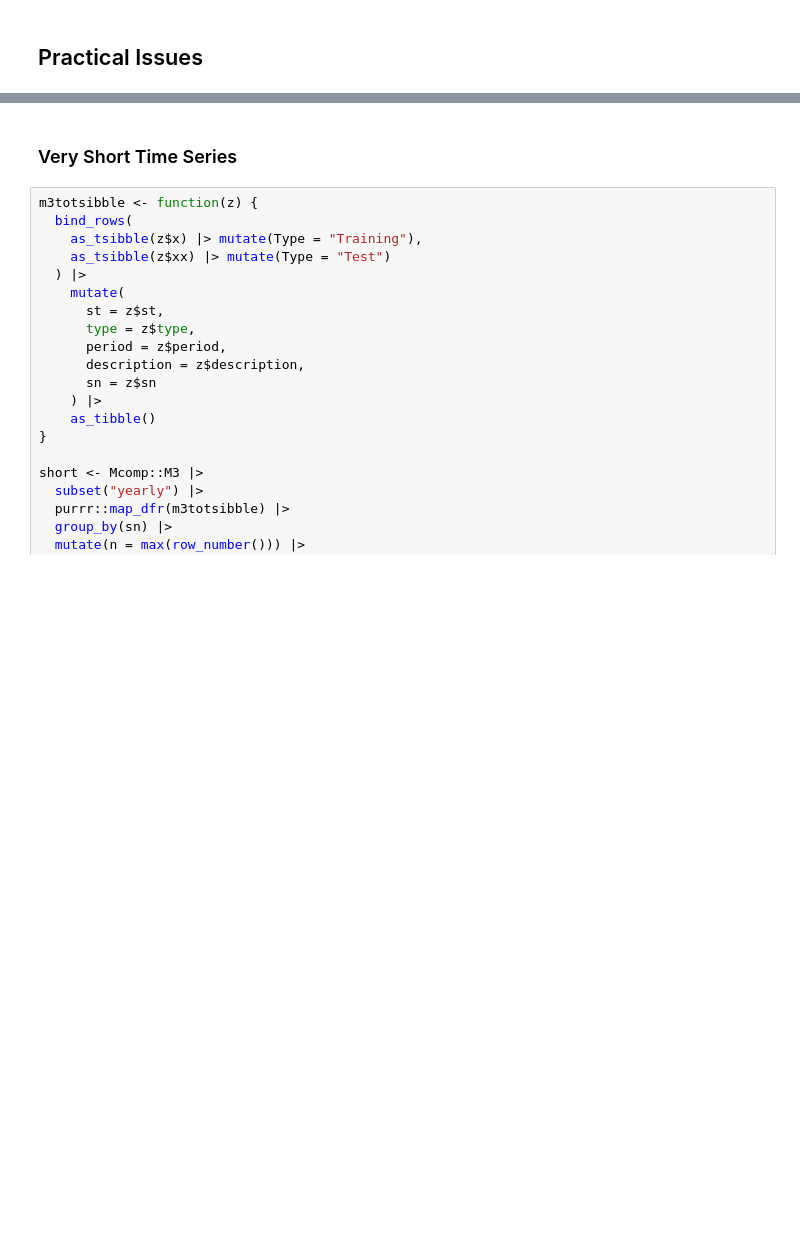
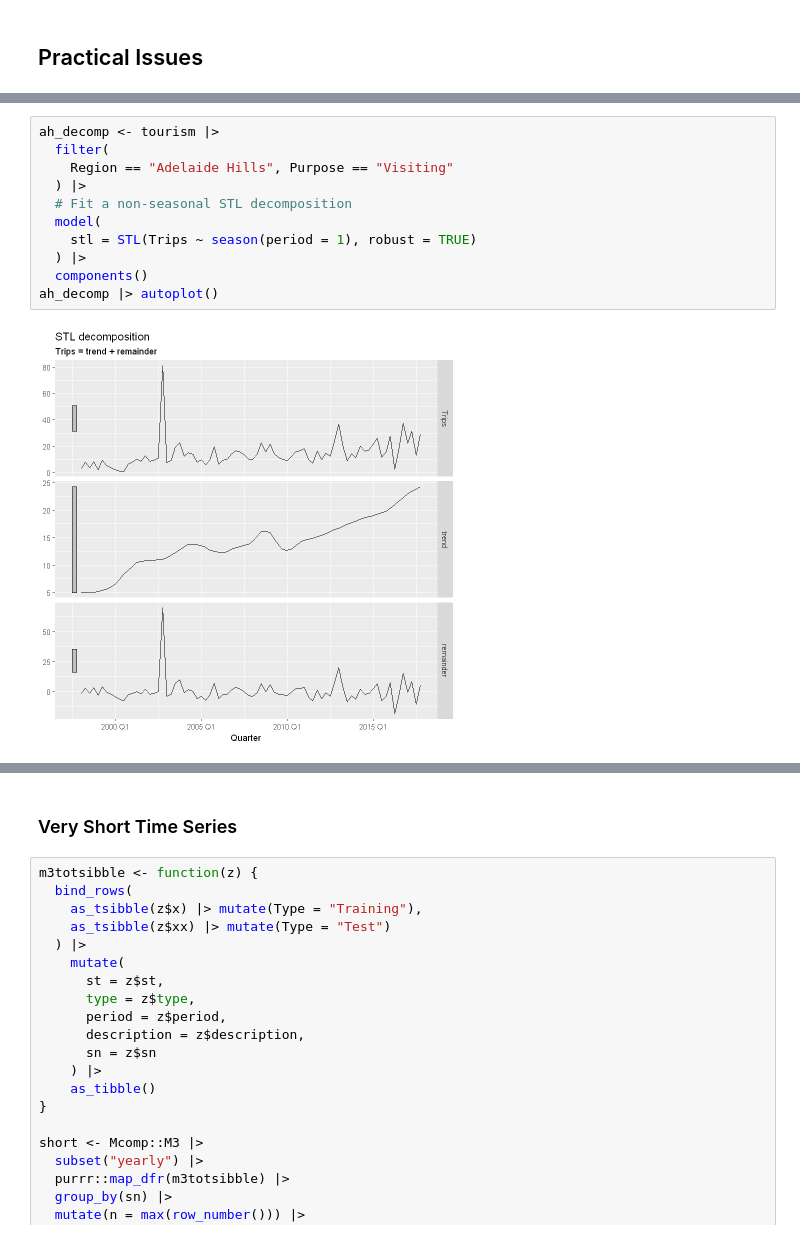
Before and after one commit to appliedecon/Time-Series-and-Forecasting, a Jupyter notebook: w13 - practical issues.ipynb, the cells around one changed output, grey strips where cells are left out. Saved outputs shown, nothing was run; the diff lists cells and outputs as text; blank space fills up the shorter version.

```diff
--- a/w13 - practical issues.ipynb
+++ b/w13 - practical issues.ipynb
@@ -17,0 +32,13 @@ Warning message:
+# %%
+ah_decomp <- tourism |>
+  filter(
+    Region == "Adelaide Hills", Purpose == "Visiting"
+  ) |>
+  # Fit a non-seasonal STL decomposition
+  model(
+    stl = STL(Trips ~ season(period = 1), robust = TRUE)
+  ) |>
+  components()
+ah_decomp |> autoplot()
+# %% [output]
+[figure, added]
```
Also changed, not shown: parts of 54 cells of this notebook.
